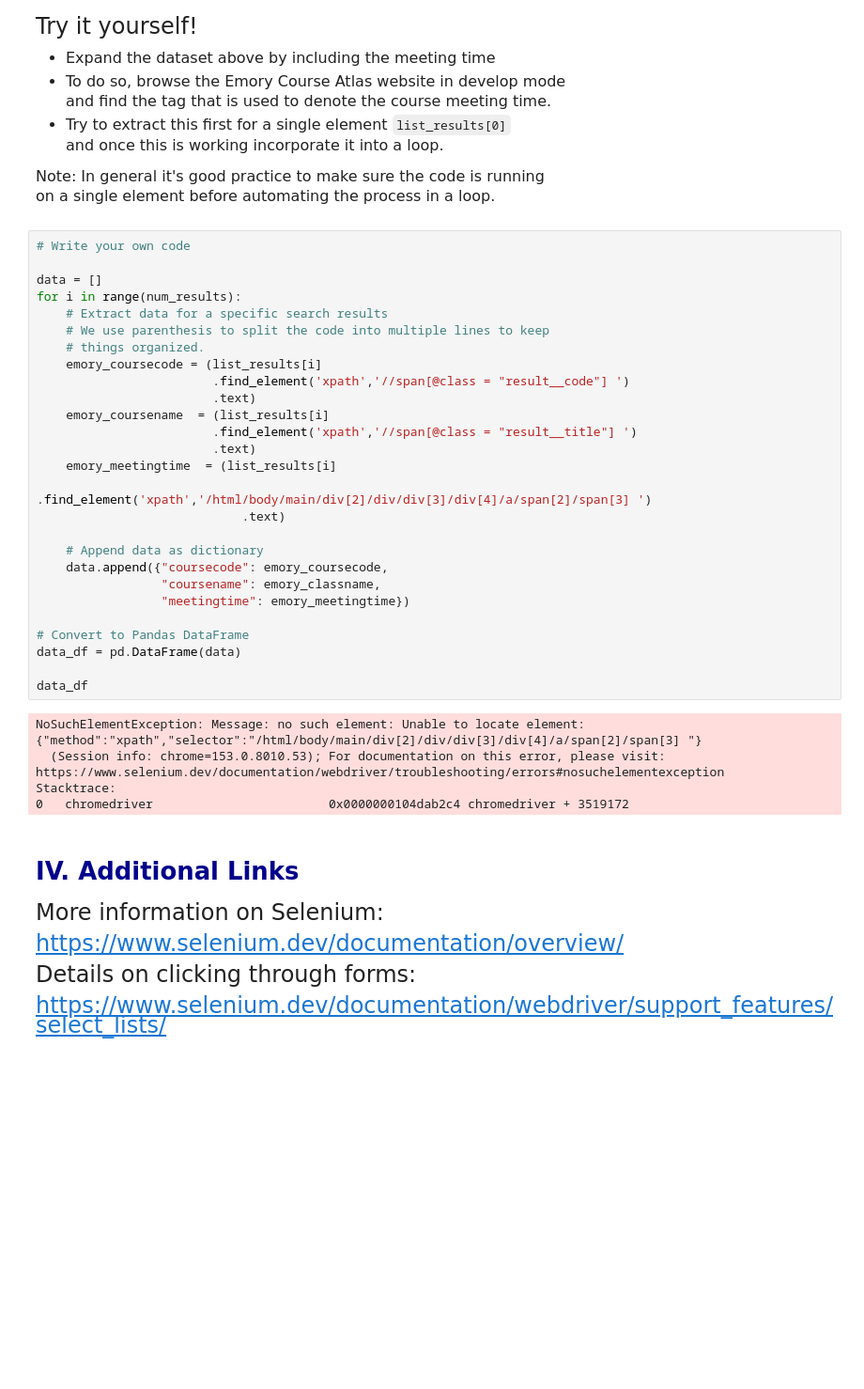
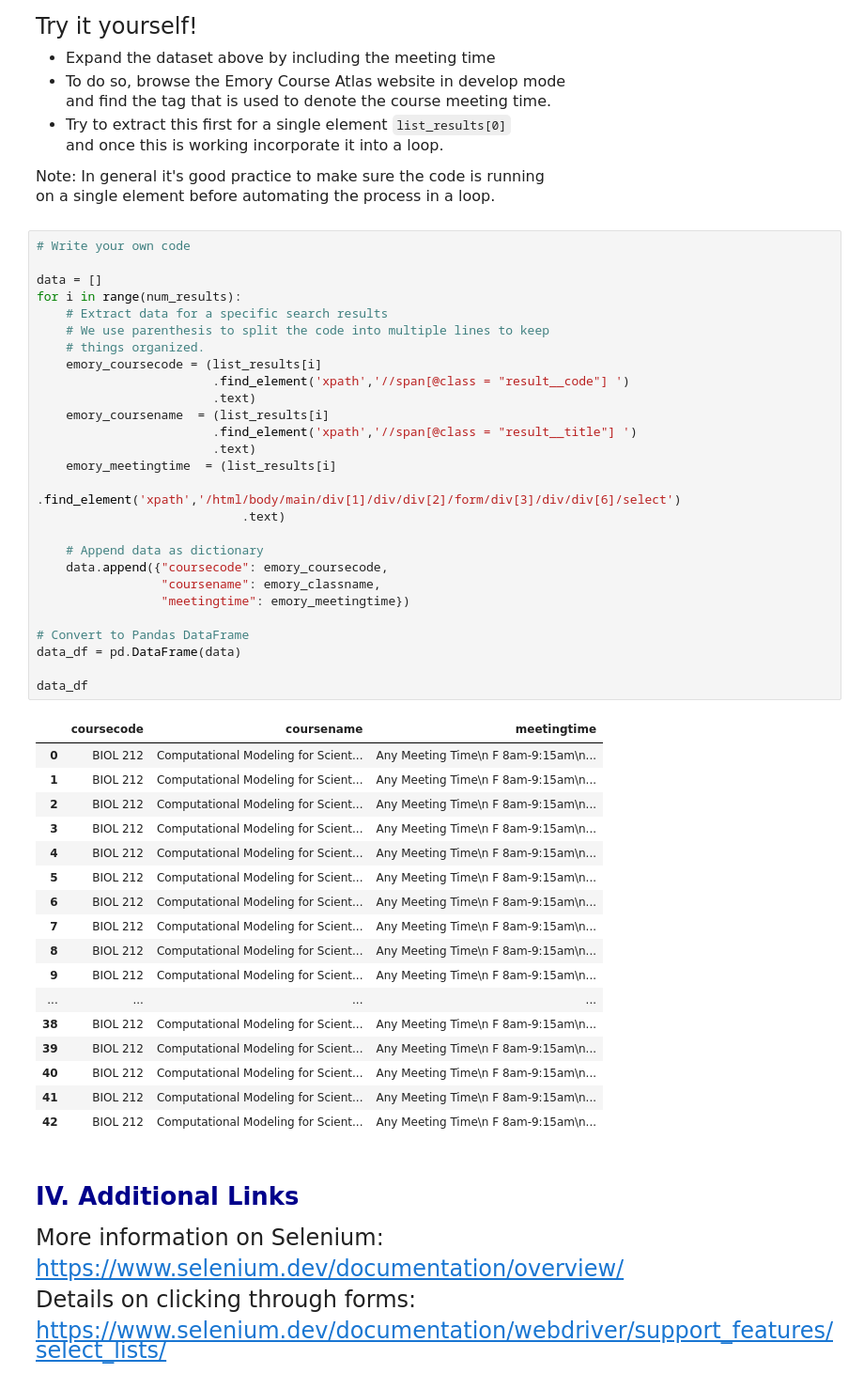
Before and after one commit to joellemil/datasci530fall2026, a Jupyter notebook: Lecture 06/Lecture 6d - Website Interaction.ipynb, the cells around one changed output. Shown at 94% size. Saved outputs shown, nothing was run; the diff lists cells and outputs as text; blank space fills up the shorter version.

```diff
--- a/Lecture 06/Lecture 6d - Website Interaction.ipynb
+++ b/Lecture 06/Lecture 6d - Website Interaction.ipynb
@@ -322,35 +322,48 @@ on a single element before automating the process in a loop.
 # %%
 # Write your own code
 
 data = []
 for i in range(num_results):
     # Extract data for a specific search results
     # We use parenthesis to split the code into multiple lines to keep
     # things organized.
     emory_coursecode = (list_results[i]
                         .find_element('xpath','//span[@class = "result__code"] ')
                         .text)
     emory_coursename  = (list_results[i]
                         .find_element('xpath','//span[@class = "result__title"] ')
                         .text)
     emory_meetingtime  = (list_results[i]
-                            .find_element('xpath','/html/body/main/div[2]/div/div[3]/div[4]/a/span[2]/span[3] ')
+                            .find_element('xpath','/html/body/main/div[1]/div/div[2]/form/div[3]/div/div[6]/select')
                             .text)
 
     # Append data as dictionary
     data.append({"coursecode": emory_coursecode,
                  "coursename": emory_classname,
                  "meetingtime": emory_meetingtime})
 
 # Convert to Pandas DataFrame
 data_df = pd.DataFrame(data)
 
 data_df
 # %% [output]
-NoSuchElementException: Message: no such element: Unable to locate element: {"method":"xpath","selector":"/html/body/main/div[2]/div/div[3]/div[4]/a/span[2]/span[3] "}
-  (Session info: chrome=153.0.8010.53); For documentation on this error, please visit: https://www.selenium.dev/documentation/webdriver/troubleshooting/errors#nosuchelementexception
-Stacktrace:
-0   chromedriver                        0x0000000104dab2c4 chromedriver + 3519172
+|  | coursecode | coursename | meetingtime |
+| 0 | BIOL 212 | Computational Modeling for Scient... | Any Meeting Time\n F 8am-9:15am\n... |
+| 1 | BIOL 212 | Computational Modeling for Scient... | Any Meeting Time\n F 8am-9:15am\n... |
+| 2 | BIOL 212 | Computational Modeling for Scient... | Any Meeting Time\n F 8am-9:15am\n... |
+| 3 | BIOL 212 | Computational Modeling for Scient... | Any Meeting Time\n F 8am-9:15am\n... |
+| 4 | BIOL 212 | Computational Modeling for Scient... | Any Meeting Time\n F 8am-9:15am\n... |
+| 5 | BIOL 212 | Computational Modeling for Scient... | Any Meeting Time\n F 8am-9:15am\n... |
+| 6 | BIOL 212 | Computational Modeling for Scient... | Any Meeting Time\n F 8am-9:15am\n... |
+| 7 | BIOL 212 | Computational Modeling for Scient... | Any Meeting Time\n F 8am-9:15am\n... |
+| 8 | BIOL 212 | Computational Modeling for Scient... | Any Meeting Time\n F 8am-9:15am\n... |
+| 9 | BIOL 212 | Computational Modeling for Scient... | Any Meeting Time\n F 8am-9:15am\n... |
+| ... | ... | ... | ... |
+| 38 | BIOL 212 | Computational Modeling for Scient... | Any Meeting Time\n F 8am-9:15am\n... |
+| 39 | BIOL 212 | Computational Modeling for Scient... | Any Meeting Time\n F 8am-9:15am\n... |
+| 40 | BIOL 212 | Computational Modeling for Scient... | Any Meeting Time\n F 8am-9:15am\n... |
+| 41 | BIOL 212 | Computational Modeling for Scient... | Any Meeting Time\n F 8am-9:15am\n... |
+| 42 | BIOL 212 | Computational Modeling for Scient... | Any Meeting Time\n F 8am-9:15am\n... |
 # %% [markdown]
 # <span style="color:darkblue"> IV. Additional Links </span>
 
```
Also changed, not shown: parts of 2 cells of this notebook, 2 other files.
